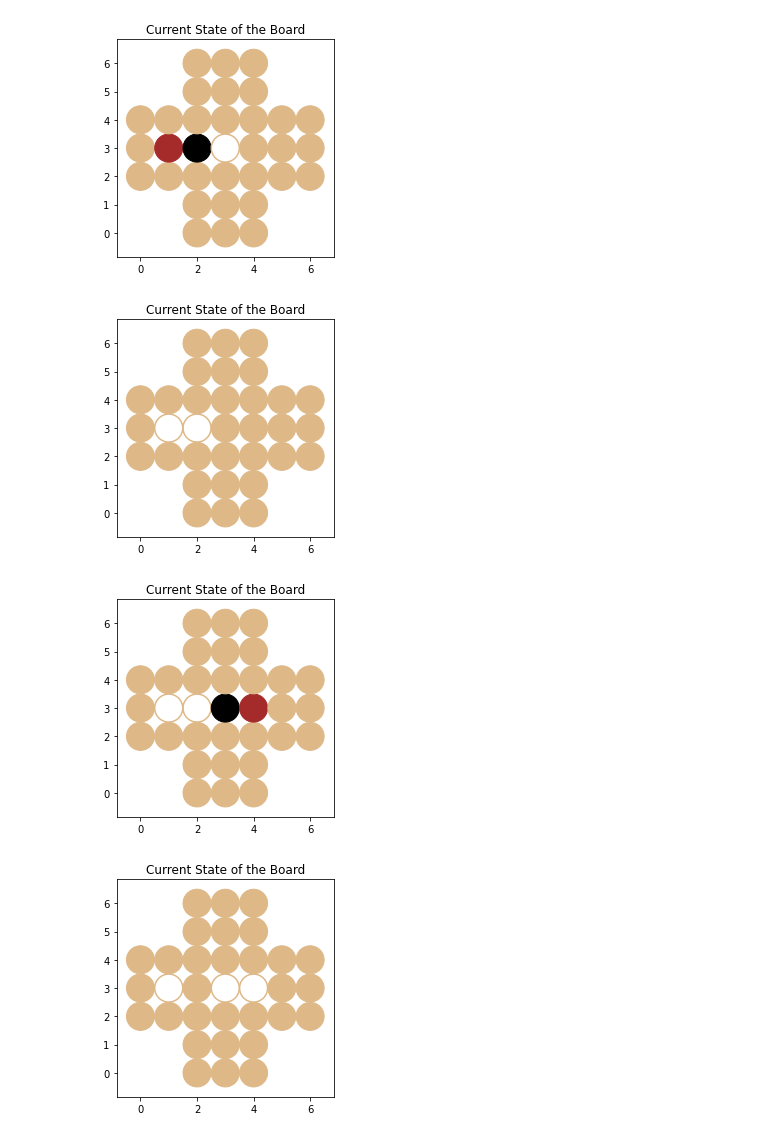
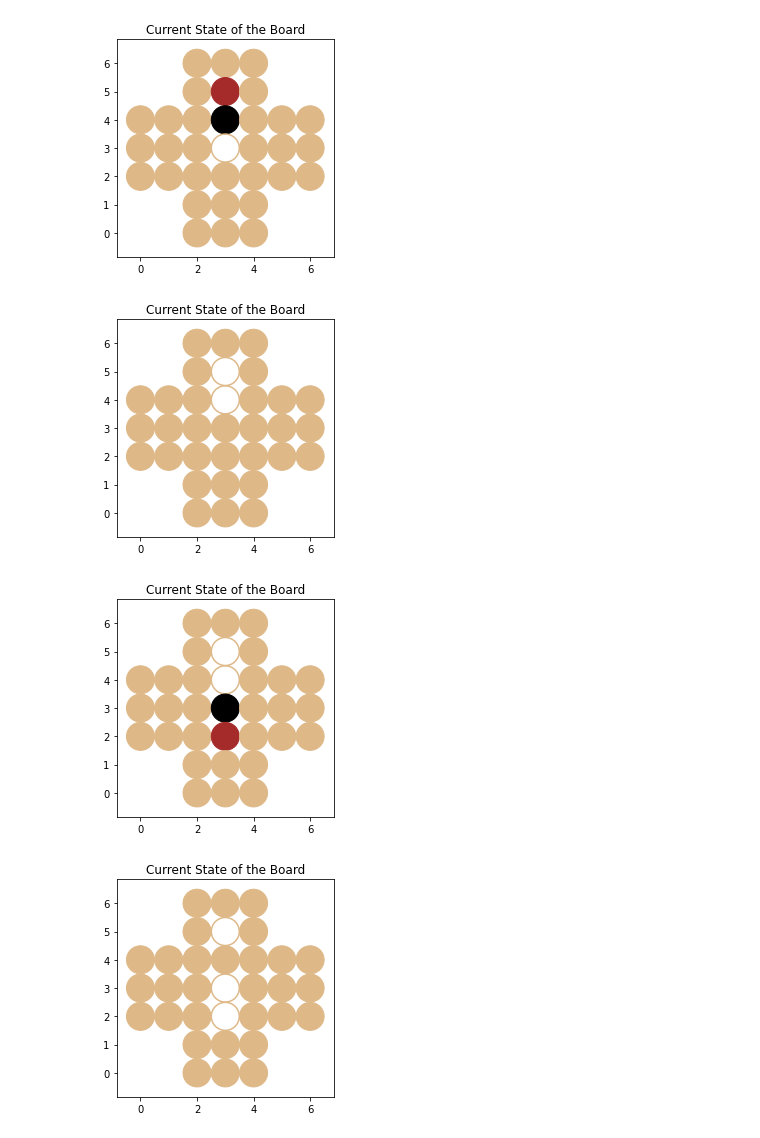
Before and after one commit to mishana/maRbLe-solitAIre, a Jupyter notebook: notebooks/marble-env.ipynb, the cells around one changed output. Cells and saved outputs as stored; diff of their text form; code cells hidden in the pictures.

Commit message:
* enumerate all non-dummy cells and change action space to single index. * fix rendering bugs (visuals).

```diff
--- a/notebooks/marble-env.ipynb
+++ b/notebooks/marble-env.ipynb
@@ -1,32 +1,52 @@
 # %%
 from env import MarbleSolitaireEnv, MarbleAction
 import matplotlib.pyplot as plt
 
 env = MarbleSolitaireEnv(init_fig=True, interactive_plot=True)
 env.render()
 plt.show()
 
-i, j, a = 3, 1, MarbleAction.RIGHT
-assert env._is_valid_action(i, j, a)
-env.render(action=(i, j, a), show_action=True)
+# i, j, a = 3, 1, MarbleAction.RIGHT
+# idx = env.i_j_to_idx(i, j)
+# assert env._is_valid_action(idx, a)
+# env.render(action=(idx, a), show_action=True)
+# plt.show()
+# env.step((idx, a))
+# env.render()
+# plt.show()
+#
+# i, j, a = 3, 4, MarbleAction.LEFT
+# idx = env.i_j_to_idx(i, j)
+# assert env._is_valid_action(idx, a)
+# env.render(action=(idx, a), show_action=True)
+# plt.show()
+# env.step((idx, a))
+# env.render()
+# plt.show()
+
+i, j, a = 1, 3, MarbleAction.DOWN
+idx = env.i_j_to_idx(i, j)
+assert env._is_valid_action(idx, a)
+env.render(action=(idx, a), show_action=True)
 plt.show()
-env.step((i, j, a))
+env.step((idx, a))
 env.render()
 plt.show()
 
-i, j, a = 3, 4, MarbleAction.LEFT
-assert env._is_valid_action(i, j, a)
-env.render(action=(i, j, a), show_action=True)
+i, j, a = 4, 3, MarbleAction.UP
+idx = env.i_j_to_idx(i, j)
+assert env._is_valid_action(idx, a)
+env.render(action=(idx, a), show_action=True)
 plt.show()
-env.step((i, j, a))
+env.step((idx, a))
 env.render()
 plt.show()
 # %% [output]
 [figure]
-[figure, old version]
+[figure, new version]
-[figure, old version]
+[figure, new version]
-[figure, old version]
+[figure, new version]
-[figure, old version]
+[figure, new version]
 # %%
 from stable_baselines3.common.env_checker import check_env
 check_env(env)
```
Also changed, not shown: parts of 2 cells of this notebook, 2 other files.
